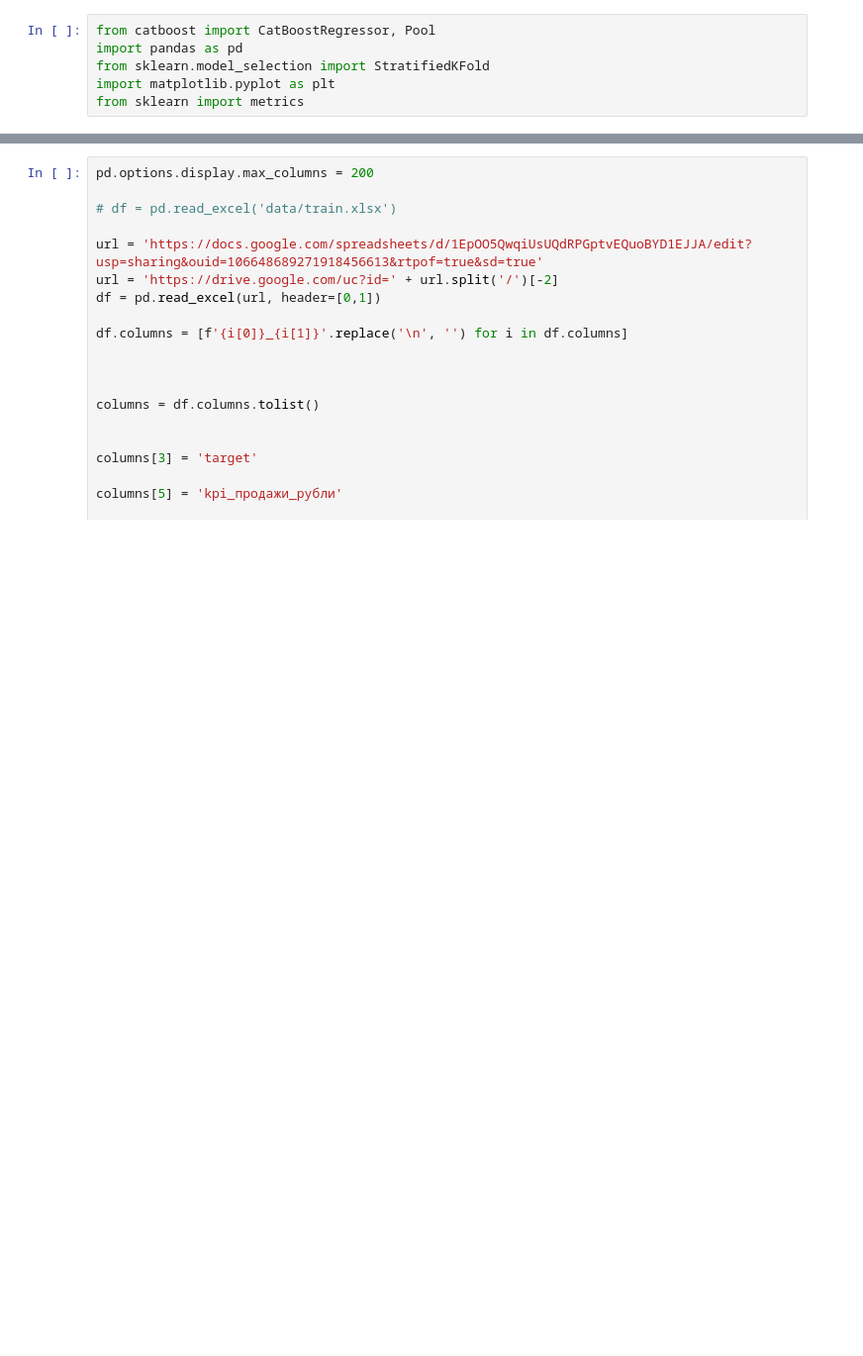
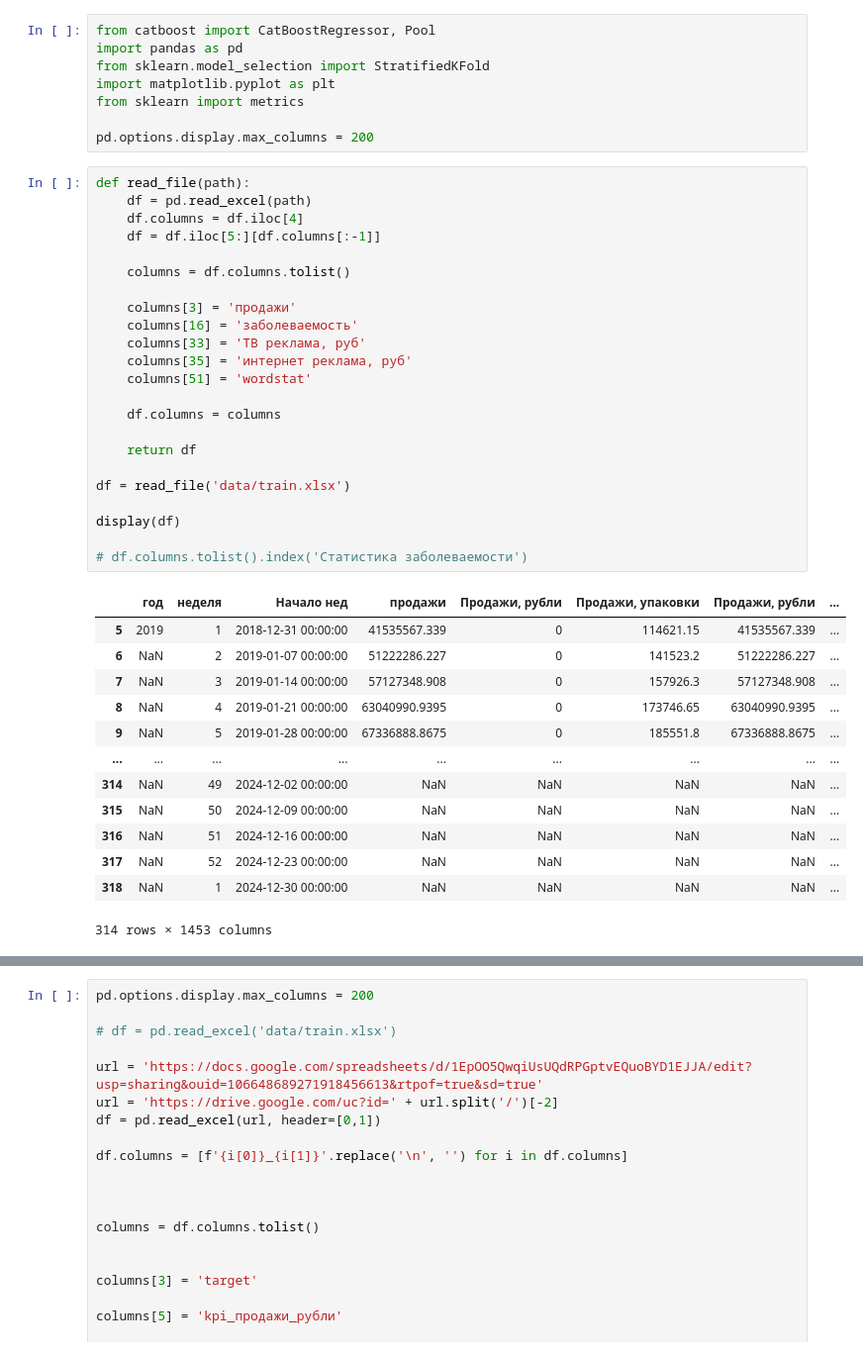
Before and after one commit to kdimon15/hack_media, a Jupyter notebook: data_create.ipynb, the cells around one changed output, grey strips where cells are left out. Shown at 99% size. Saved outputs shown, nothing was run; the diff lists cells and outputs as text; blank space fills up the shorter version.

```diff
--- a/data_create.ipynb
+++ b/data_create.ipynb
@@ -4,3 +4,42 @@ import pandas as pd
 from sklearn.model_selection import StratifiedKFold
 import matplotlib.pyplot as plt
 from sklearn import metrics
+
+pd.options.display.max_columns = 200
+# %%
+def read_file(path):
+    df = pd.read_excel(path)
+    df.columns = df.iloc[4]
+    df = df.iloc[5:][df.columns[:-1]]
+
+    columns = df.columns.tolist()
+
+    columns[3] = 'продажи'
+    columns[16] = 'заболеваемость'
+    columns[33] = 'ТВ реклама, руб'
+    columns[35] = 'интернет реклама, руб'
+    columns[51] = 'wordstat'
+
+    df.columns = columns
+
+    return df
+
+df = read_file('data/train.xlsx')
+
+display(df)
+
+# df.columns.tolist().index('Статистика заболеваемости')
+# %% [output]
+|  | год | неделя | Начало нед | продажи | Продажи, рубли | Продажи, упаковки | Продажи, рубли | ... |
+| 5 | 2019 | 1 | 2018-12-31 00:00:00 | 41535567.339 | 0 | 114621.15 | 41535567.339 | ... |
+| 6 | NaN | 2 | 2019-01-07 00:00:00 | 51222286.227 | 0 | 141523.2 | 51222286.227 | ... |
+| 7 | NaN | 3 | 2019-01-14 00:00:00 | 57127348.908 | 0 | 157926.3 | 57127348.908 | ... |
+| 8 | NaN | 4 | 2019-01-21 00:00:00 | 63040990.9395 | 0 | 173746.65 | 63040990.9395 | ... |
+| 9 | NaN | 5 | 2019-01-28 00:00:00 | 67336888.8675 | 0 | 185551.8 | 67336888.8675 | ... |
+| ... | ... | ... | ... | ... | ... | ... | ... | ... |
+| 314 | NaN | 49 | 2024-12-02 00:00:00 | NaN | NaN | NaN | NaN | ... |
+| 315 | NaN | 50 | 2024-12-09 00:00:00 | NaN | NaN | NaN | NaN | ... |
+| 316 | NaN | 51 | 2024-12-16 00:00:00 | NaN | NaN | NaN | NaN | ... |
+| 317 | NaN | 52 | 2024-12-23 00:00:00 | NaN | NaN | NaN | NaN | ... |
+| 318 | NaN | 1 | 2024-12-30 00:00:00 | NaN | NaN | NaN | NaN | ... |
+314 rows × 1453 columns
```
Also changed, not shown: parts of 2 cells of this notebook, 7 other files.
